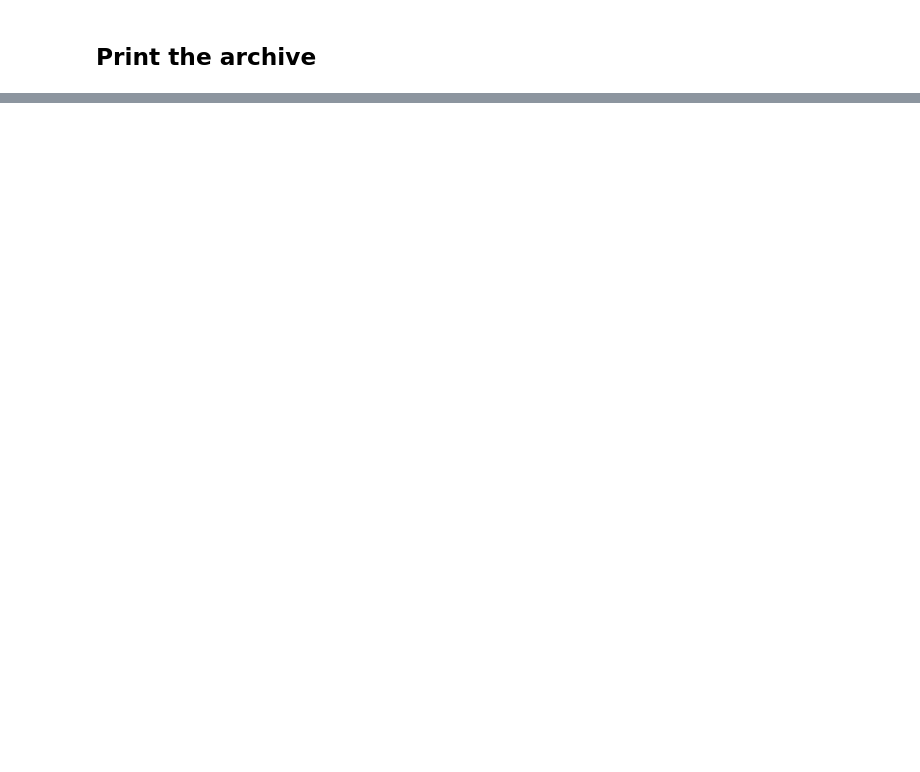
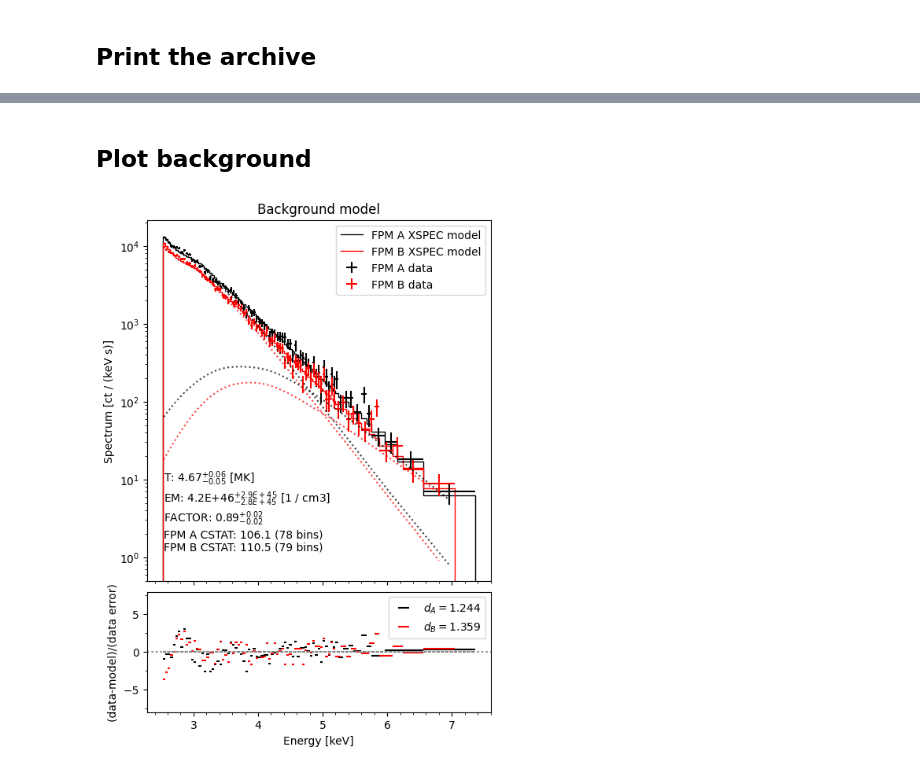
Before and after one commit to masek014/pyxspec_extension, a Jupyter notebook: examples/nustar_isothermal.ipynb, the cells around one changed output, grey strips where cells are left out. Saved outputs shown, nothing was run; the diff lists cells and outputs as text; code cells hidden in the pictures; blank space fills up the shorter version.

```diff
--- a/examples/nustar_isothermal.ipynb
+++ b/examples/nustar_isothermal.ipynb
@@ -11,3 +25,11 @@ from pyxspec_extension.config import DEFAULT_PARAMETER_FILE, DEFAULT_PILEUP_PARA
+# %%
+# Unzip the data archive.
+with zipfile.ZipFile('./data.zip', 'r') as zipped:
+    zipped.extractall('./')
+
+abundance_file = '/home/reed/feld92a_coronal0.txt' # Change this to whatever you use
+data_dir = pathlib.Path('./data/')
+out_dir = pathlib.Path('./output/')
 # %% [markdown]
 # Isothermal without pileup
 # %% [markdown]
@@ -242,11 +232,0 @@ This shows the previous example but with a pileup model fit prior (and held fixe
-# %%
-abundance_file = '/home/reed/feld92a_coronal0.txt' # Change this
-xspec.Xset.abund = f'file {abundance_file}'
-interface = XSPECInterface()
-
-data_dir = './data/'
-out_dir = './output/'
-fpmA_pha = 'fpmA_g0-4.pha'
-fpmA_pileup = 'fpmA_g21-24.pha'
-fpmB_pha = 'fpmB_g0-4.pha'
-fpmB_pileup = 'fpmB_g21-24.pha'
@@ -450,0 +460,16 @@ Instrument: FPM A
+# %% [markdown]
+## Plot background
+# %%
+fig, axs = plt.subplots(
+    2, 1, figsize=(5,7),
+    sharex=True, layout='constrained',
+    gridspec_kw={'height_ratios': [3, 1], 'hspace': 0})
+
+plotter = ModelPlotter(interface.archive)
+ax0, ax1 = plotter.make_xspec_plot(background_model_name, axs=axs)
+ax1.axhline(0, color='gray', ls=':')
+ax0.legend()
+ax1.legend()
+plt.savefig(out_dir / f'{background_model_name}.png')
+# %% [output]
+[figure, added]
```
Also changed, not shown: parts of 43 cells of this notebook, 16 other files.
